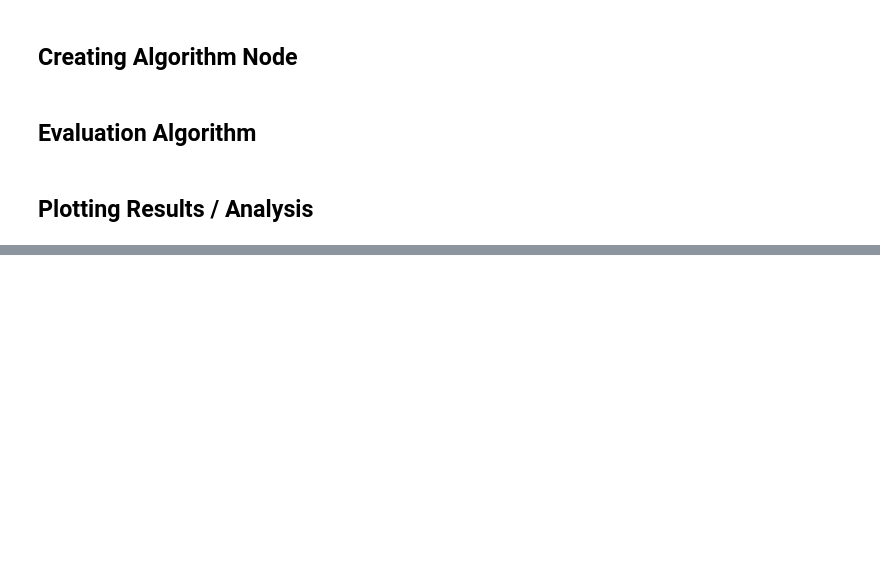
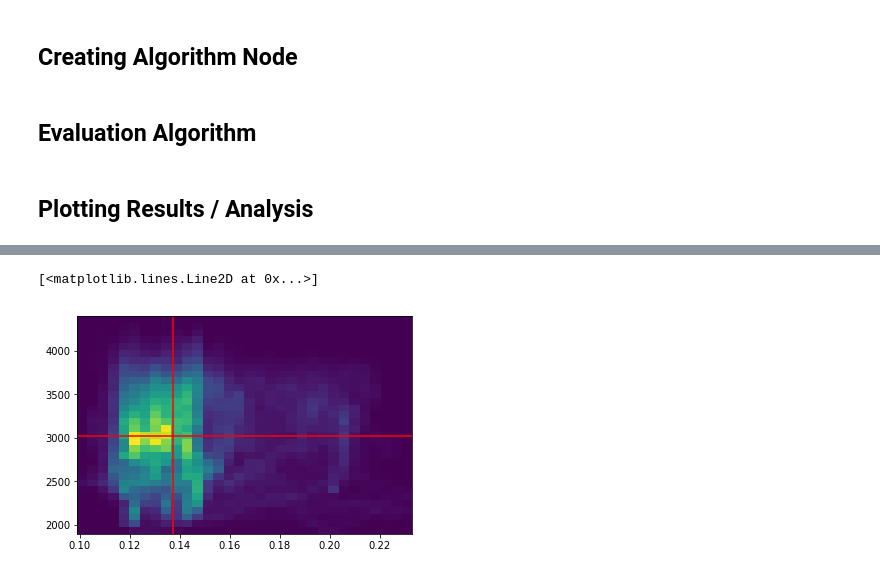
Before and after one commit to creare-com/podpac-examples, a Jupyter notebook: notebooks/basic_examples/combining-data-in-algorithm.ipynb, the cells around one changed output, grey strips where cells are left out. Cells and saved outputs as stored; diff of their text form; code cells hidden in the pictures; blank space fills up the shorter version.

```diff
--- a/notebooks/basic_examples/combining-data-in-algorithm.ipynb
+++ b/notebooks/basic_examples/combining-data-in-algorithm.ipynb
@@ -105,0 +103,8 @@ array(0.)
+# %%
+figure()
+_ = hist2d(o_sm.data.ravel(), o_el.data.ravel(), bins=32)
+plot([o_sm.median(), o_sm.median()], [o_el.min(), o_el.max()], 'r')
+plot([o_sm.min(), o_sm.max()], [o_el.median(), o_el.median()], 'r')
+# %% [output]
+[<matplotlib.lines.Line2D at 0x...>]
+[figure, added]
```
Also changed, not shown: parts of 1 cell of this notebook, 11 other files.
